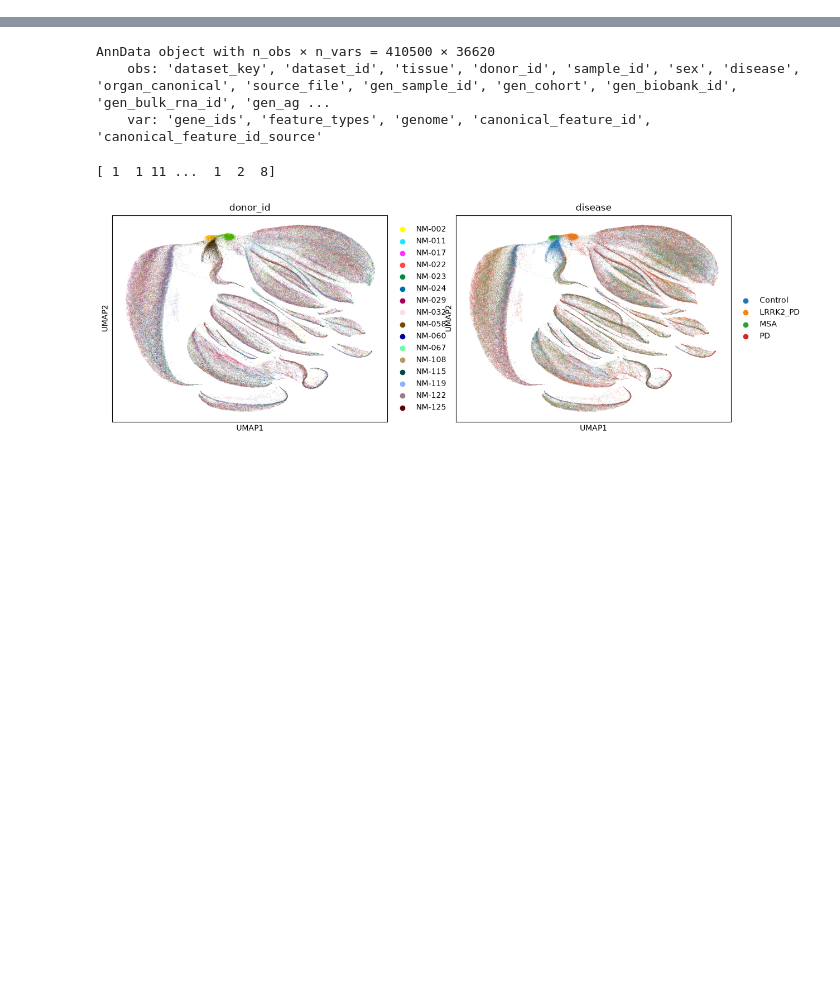
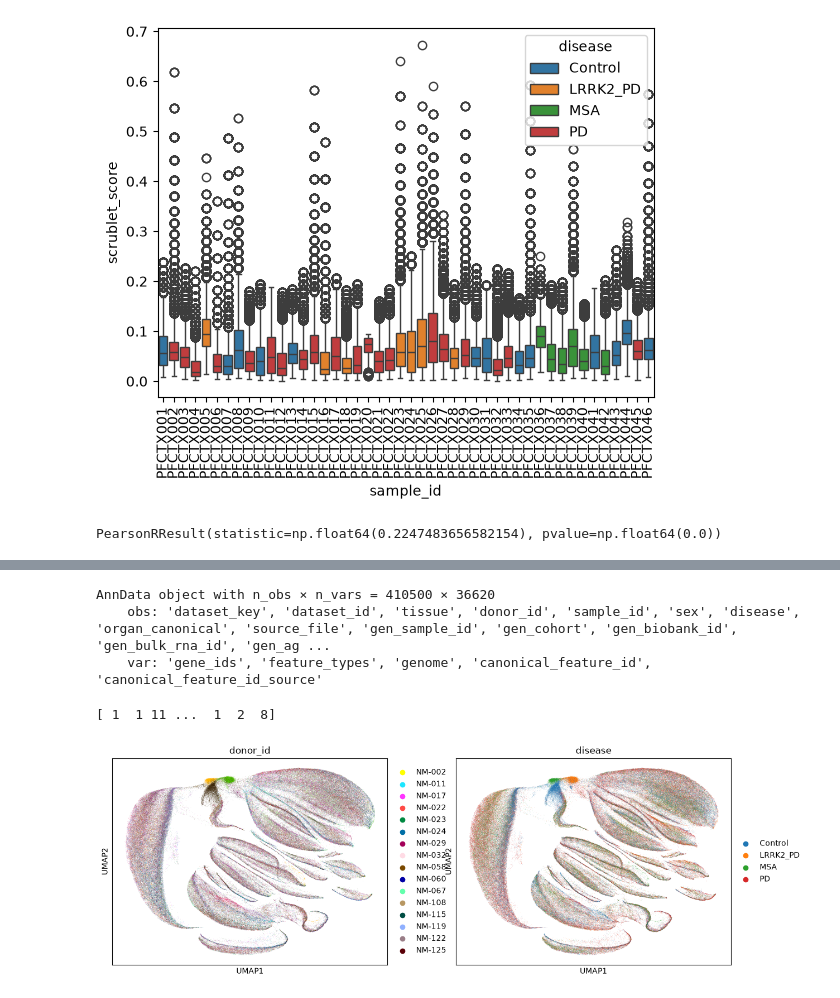
Before and after one commit to Fkrgl/Moma_PD_scSAE, a Jupyter notebook: src/explore_data.ipynb, the cells around one changed output, grey strips where cells are left out. Cells and saved outputs as stored; diff of their text form; code cells hidden in the pictures; blank space fills up the shorter version.

```diff
--- a/src/explore_data.ipynb
+++ b/src/explore_data.ipynb
@@ -22,0 +365,14 @@ adata.obs
+# %%
+sns.boxplot(
+    data=adata.obs,
+    x="sample_id",
+    y="scrublet_score",
+    hue='disease'
+)
+plt.xticks(rotation=90);
+# %% [output]
+[figure, added]
+# %%
+scipy.stats.pearsonr(adata.obs.total_counts, adata.obs.scrublet_score)
+# %% [output]
+PearsonRResult(statistic=np.float64(0.2247483656582154), pvalue=np.float64(0.0))
```
Also changed, not shown: parts of 18 cells of this notebook.
